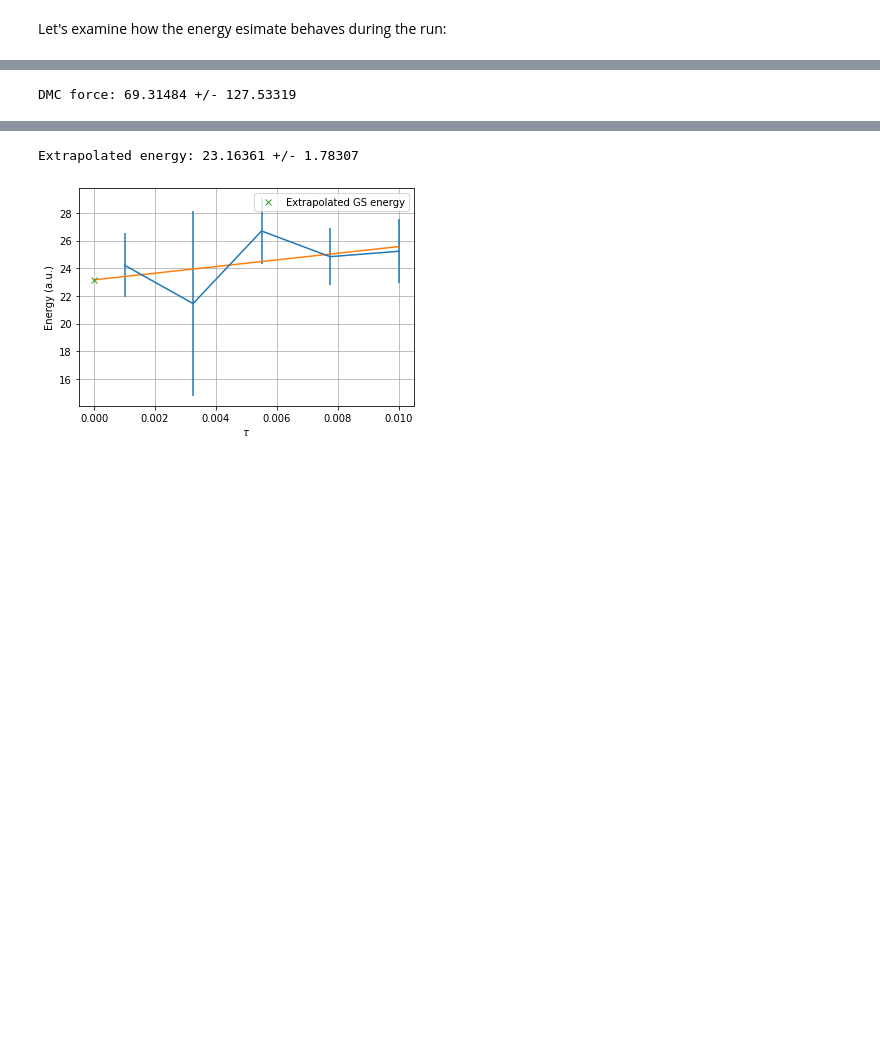
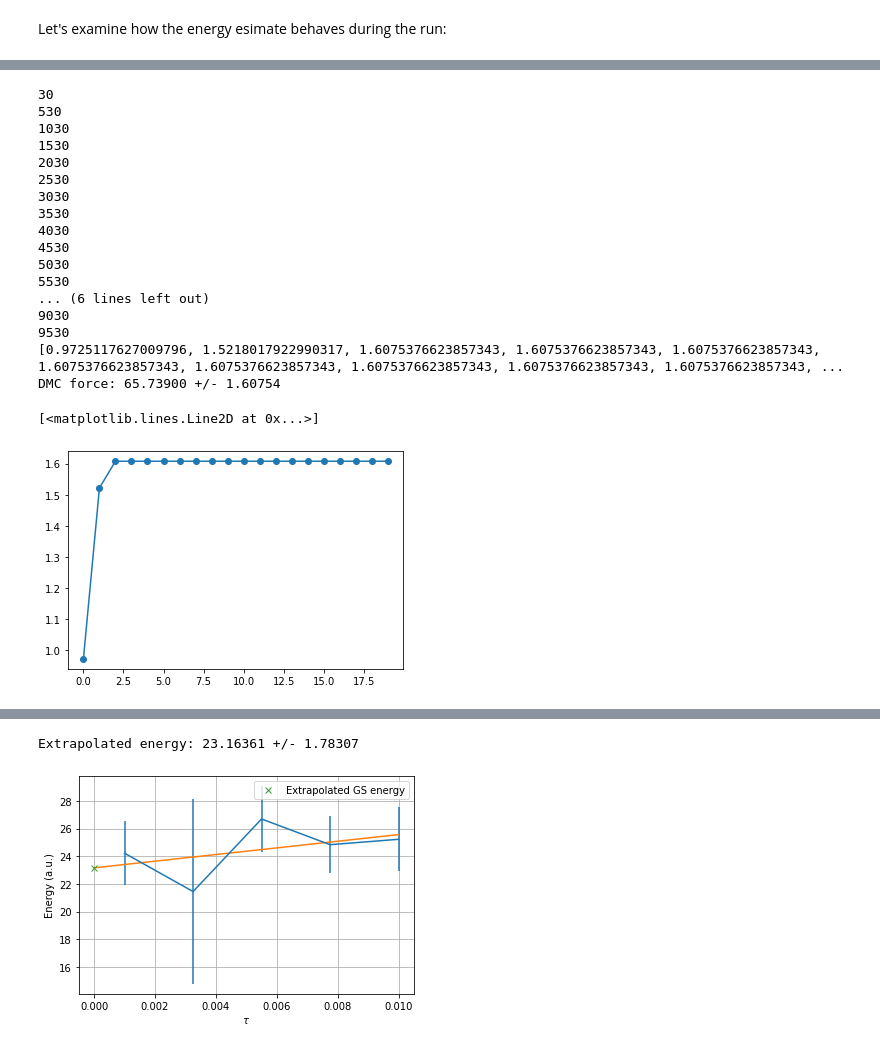
Before and after one commit to Jvanrhijn/pydmc, a Jupyter notebook: examples/pib_1d.ipynb, the cells around one changed output, grey strips where cells are left out. Cells and saved outputs as stored; diff of their text form; code cells hidden in the pictures; blank space fills up the shorter version.

```diff
--- a/examples/pib_1d.ipynb
+++ b/examples/pib_1d.ipynb
@@ -139,8 +143,33 @@ plt.grid()
 # %%
 fa = dmc_out.force_accumulator
-fl, f = fa.compute_forces(steps_per_block)
-f_err = block_error(fl[0, :], block_size=steps_per_block)
+errs = []
+for bs in range(3, blocks, blocks//20):
+    nconf = bs * steps_per_block
+    print(nconf)
+    fl, f = fa.compute_forces(steps_per_block, nconf)
+    f_err = block_error(fl[0, :], block_size=steps_per_block)
+    errs.append(f_err)
+print(errs)
 print(f"DMC force: {f[0]:.5f} +/- {f_err:.5f}")
+plt.plot(errs, marker='o')
 # %% [output]
-DMC force: 69.31484 +/- 127.53319
+30
+530
+1030
+1530
+2030
+2530
+3030
+3530
+4030
+4530
+5030
+5530
+... (6 lines left out)
+9030
+9530
+[0.9725117627009796, 1.5218017922990317, 1.6075376623857343, 1.6075376623857343, 1.6075376623857343, 1.6075376623857343, 1.6075376623857343, 1.6075376623857343, 1.6075376623857343, 1.6075376623857343, ...
+DMC force: 65.73900 +/- 1.60754
+[<matplotlib.lines.Line2D at 0x...>]
+[figure, added]
 # %%
```
Also changed, not shown: parts of 6 cells of this notebook, 3 other files.
